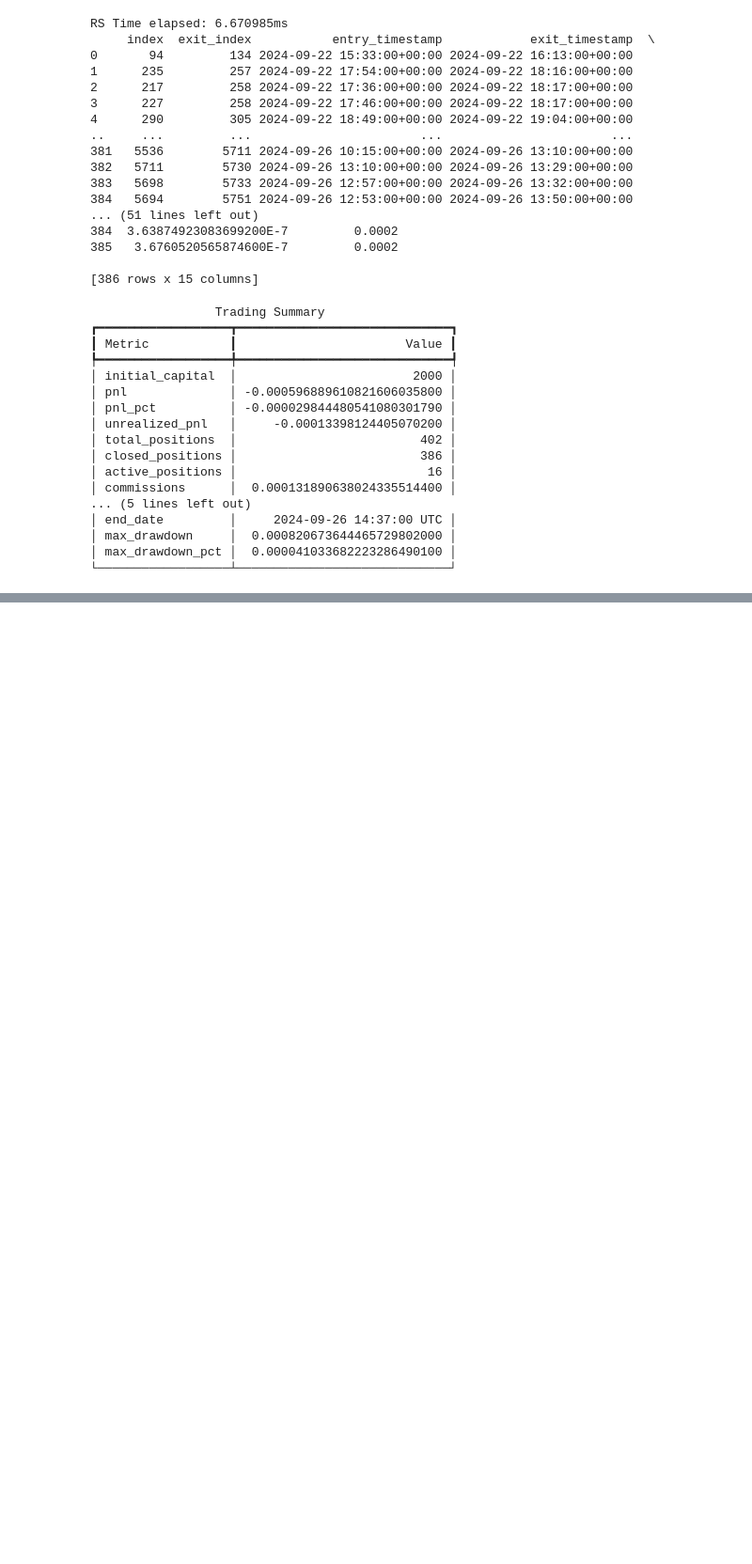
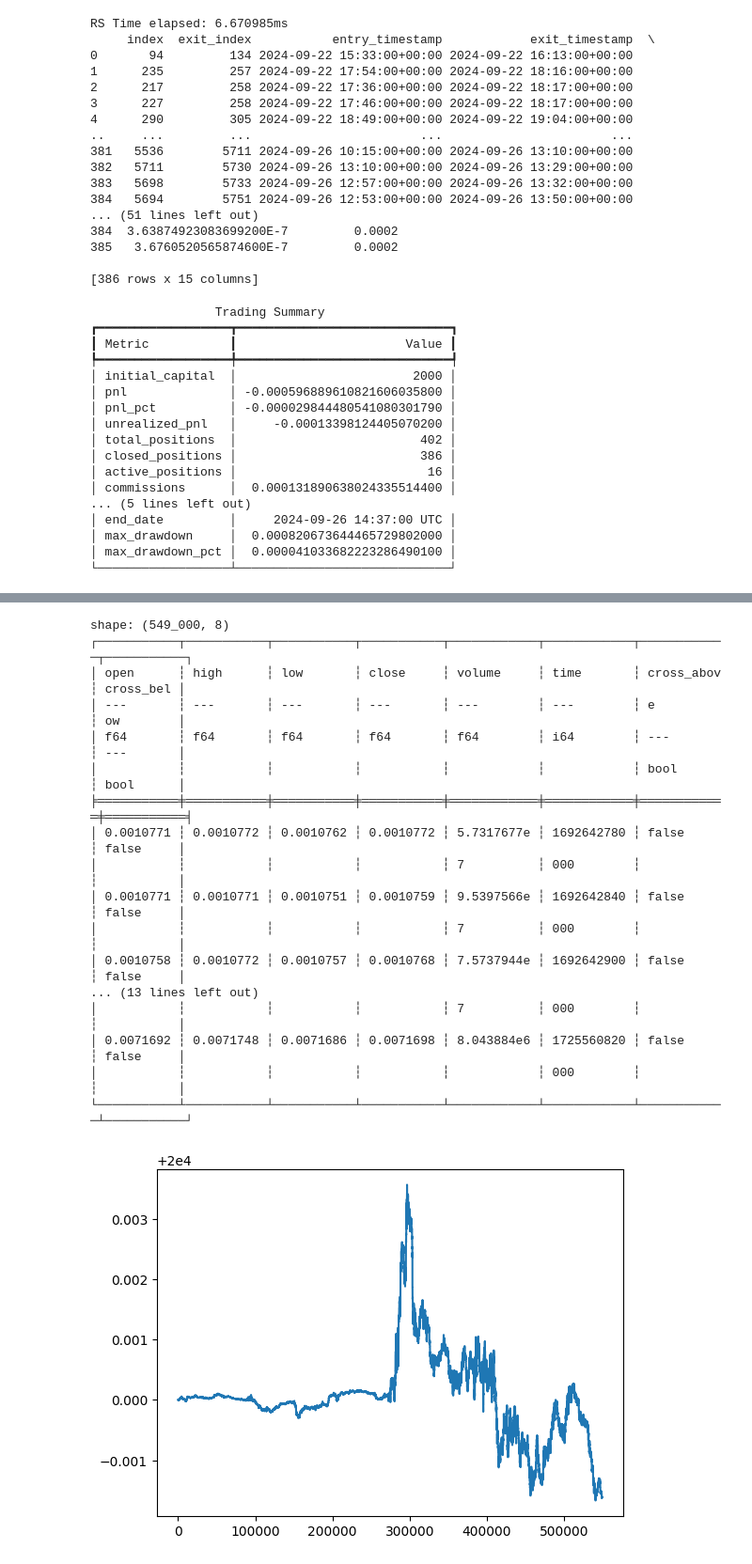
Before and after one commit to alphazen-trading/zenbt, a Jupyter notebook: notebook.ipynb, the cells around one changed output, grey strips where cells are left out. Shown at 94% size. Drawn from its saved outputs; the diff is of its cells as text; code cells hidden in the pictures; blank space fills up the shorter version.

```diff
--- a/notebook.ipynb
+++ b/notebook.ipynb
@@ -99,0 +253,25 @@ ValueError: cannot insert level_0, already exists
+# %%
+sym = "BTC"
+df = read_data_pl(sym, 0, 200, resample_tf="1min", exchange="okx")
+
+sym = "1000PEPE"
+df = read_data_pl(sym, 0, -1, resample_tf="1min", exchange="binance")
+
+
+start = time.time()
+fast_ma = talib.SMA(df["close"], timeperiod=10)
+slow_ma = talib.SMA(df["close"], timeperiod=50)
+# atr = talib.ATR(df["high"], df["low"], df["close"], timeperiod=14)
+df = df.with_columns(
+    pl.Series("cross_above", cross_above(fast_ma, slow_ma)),
+    pl.Series("cross_below", cross_below(fast_ma, slow_ma)),
+)
+st = ST(df)
+st.default_size = 2
+bt = Backtest(df, bt_params, st)
+
+bt.backtest()
+# print(f"Backtest with rows: {(time.time() - start) * 1000:.2f} ms")
+# print(len(seen_pos))
+# print(dir(bt.state))
+stats = Stats(bt, df)
@@ -99,0 +303,21 @@ ValueError: cannot insert level_0, already exists
+# %%
+stats.equity["realized_equity"].plot()
+# %% [output]
+shape: (549_000, 8)
+┌───────────┬───────────┬───────────┬───────────┬────────────┬────────────┬────────────┬───────────┐
+│ open      ┆ high      ┆ low       ┆ close     ┆ volume     ┆ time       ┆ cross_abov ┆ cross_bel │
+│ ---       ┆ ---       ┆ ---       ┆ ---       ┆ ---        ┆ ---        ┆ e          ┆ ow        │
+│ f64       ┆ f64       ┆ f64       ┆ f64       ┆ f64        ┆ i64        ┆ ---        ┆ ---       │
+│           ┆           ┆           ┆           ┆            ┆            ┆ bool       ┆ bool      │
+╞═══════════╪═══════════╪═══════════╪═══════════╪════════════╪════════════╪════════════╪═══════════╡
+│ 0.0010771 ┆ 0.0010772 ┆ 0.0010762 ┆ 0.0010772 ┆ 5.7317677e ┆ 1692642780 ┆ false      ┆ false     │
+│           ┆           ┆           ┆           ┆ 7          ┆ 000        ┆            ┆           │
+│ 0.0010771 ┆ 0.0010771 ┆ 0.0010751 ┆ 0.0010759 ┆ 9.5397566e ┆ 1692642840 ┆ false      ┆ false     │
+│           ┆           ┆           ┆           ┆ 7          ┆ 000        ┆            ┆           │
+│ 0.0010758 ┆ 0.0010772 ┆ 0.0010757 ┆ 0.0010768 ┆ 7.5737944e ┆ 1692642900 ┆ false      ┆ false     │
+... (13 lines left out)
+│           ┆           ┆           ┆           ┆ 7          ┆ 000        ┆            ┆           │
+│ 0.0071692 ┆ 0.0071748 ┆ 0.0071686 ┆ 0.0071698 ┆ 8.043884e6 ┆ 1725560820 ┆ false      ┆ false     │
+│           ┆           ┆           ┆           ┆            ┆ 000        ┆            ┆           │
+└───────────┴───────────┴───────────┴───────────┴────────────┴────────────┴────────────┴───────────┘
+[figure, added]
```
Also changed, not shown: parts of 4 cells of this notebook, 33 other files.
